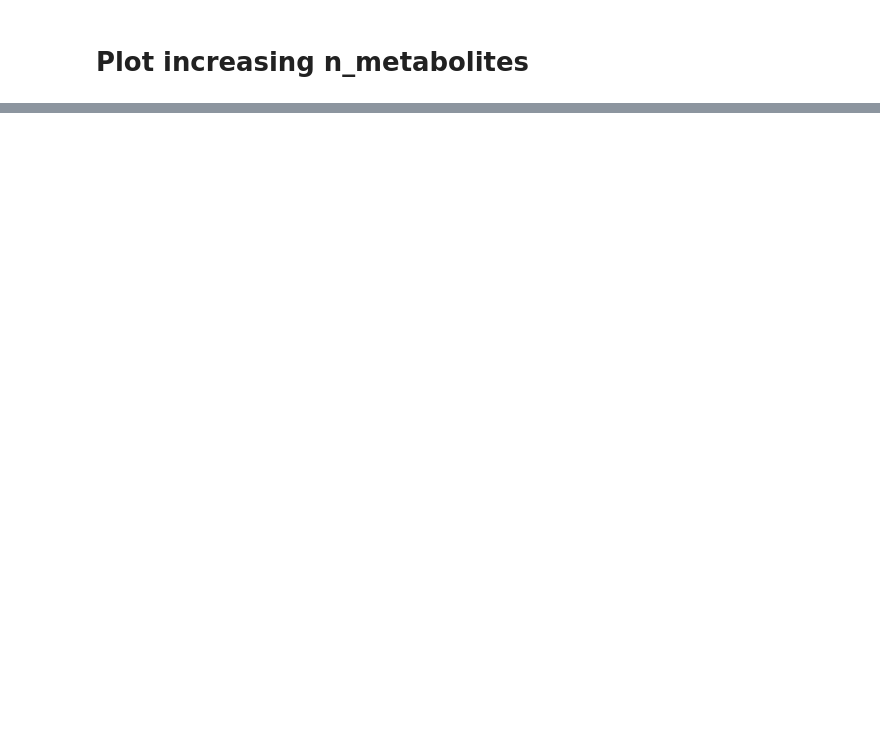
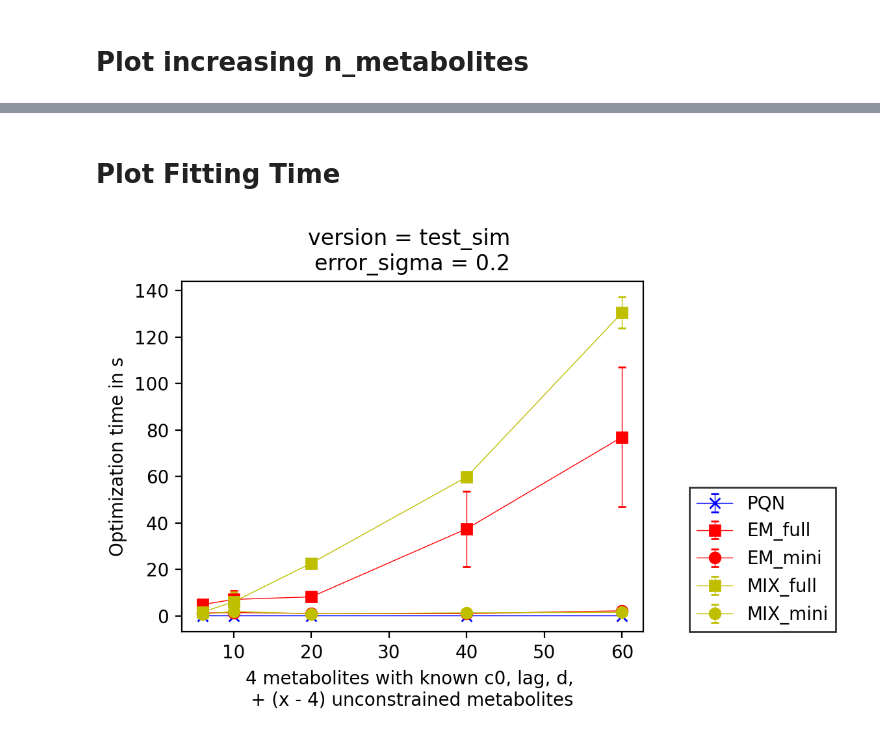
Before and after one commit to Gotsmy/sweat_normalization, a Jupyter notebook: Simulation_Analysis.ipynb, the cells around one changed output, grey strips where cells are left out. Saved outputs shown, nothing was run; the diff lists cells and outputs as text; code cells hidden in the pictures; blank space fills up the shorter version.

```diff
--- a/Simulation_Analysis.ipynb
+++ b/Simulation_Analysis.ipynb
@@ -160,0 +248,40 @@ MIX_mini   mean = 0.720 std = 0.159
+# %% [markdown]
+# Plot Fitting Time
+# %%
+# load data
+error_sigma   = .2
+path          = 'test_sim'
+base          = '/home/users/mgotsmy/paper_gits/211109_sweat_normalization_github/sweat_normalization'
+n_metabolites_list = np.array([6,10,20,40,60])
+markers = ['x','s','o','s','o']
+colors  = ['b','r','r','y','y']
+methods = ['PQN','EM_full','EM_mini','MIX_full','MIX_mini']
+
+total_times = []
+total_stds  = []
+for n_metabolites in n_metabolites_list:
+    with open(f'{base}/{path}_e_{error_sigma}_n_{n_metabolites}.pkl','rb') as file:
+        results_time,results_sv,results_model,raw_values = pickle.load(file)
+    tmp_times = []
+    tmp_stds  = []
+    for method in methods:
+        tmp_times.append(np.mean(results_time[method]))
+        tmp_stds.append(np.std(results_time[method]))
+    total_times.append(tmp_times)
+    total_stds.append(tmp_stds)
+total_times = np.array(total_times)
+total_stds  = np.array(total_stds)
+
+plt.figure(dpi=200,figsize=(6,4))
+plt.title('version = {} \nerror_sigma = {:.1f}'.format(path,error_sigma))
+for nr, label in enumerate(methods):
+    plt.errorbar(n_metabolites_list,total_times[:,nr],yerr=total_stds[:,nr],color=colors[nr],marker=markers[nr],linewidth=.5,capsize=2,label=label)
+plt.xlabel('4 metabolites with known c0, lag, d, \n+ (x - 4) unconstrained metabolites')
+plt.ylabel('Optimization time in s')
+# plt.yscale('log')
+######## Concluding Commands
+plt.legend(loc=(1.1,0),edgecolor='k',fancybox=False)
+plt.tight_layout()
+plt.show()
+# %% [output]
+[figure, added]
```
Also changed, not shown: parts of 4 cells of this notebook.
